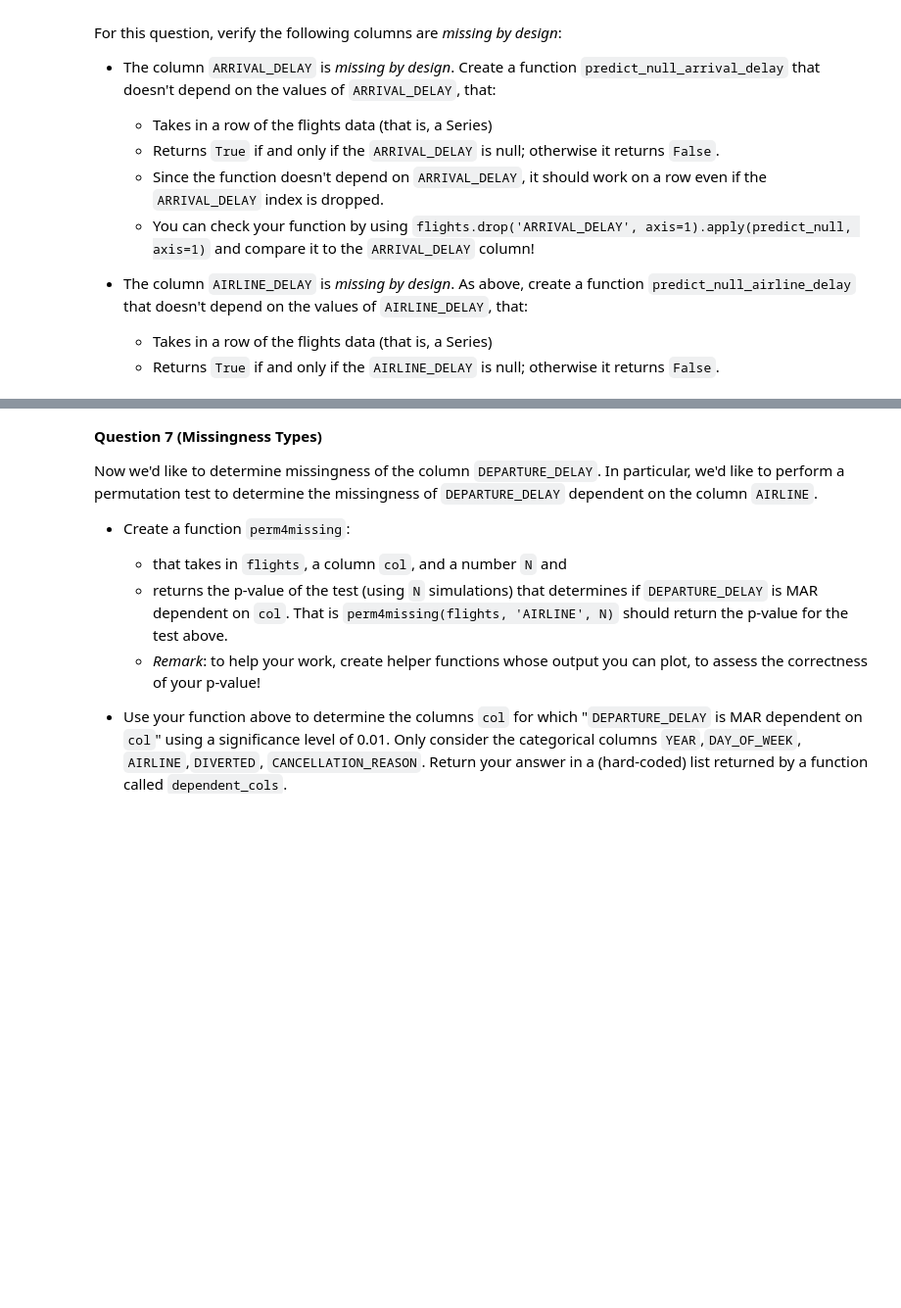
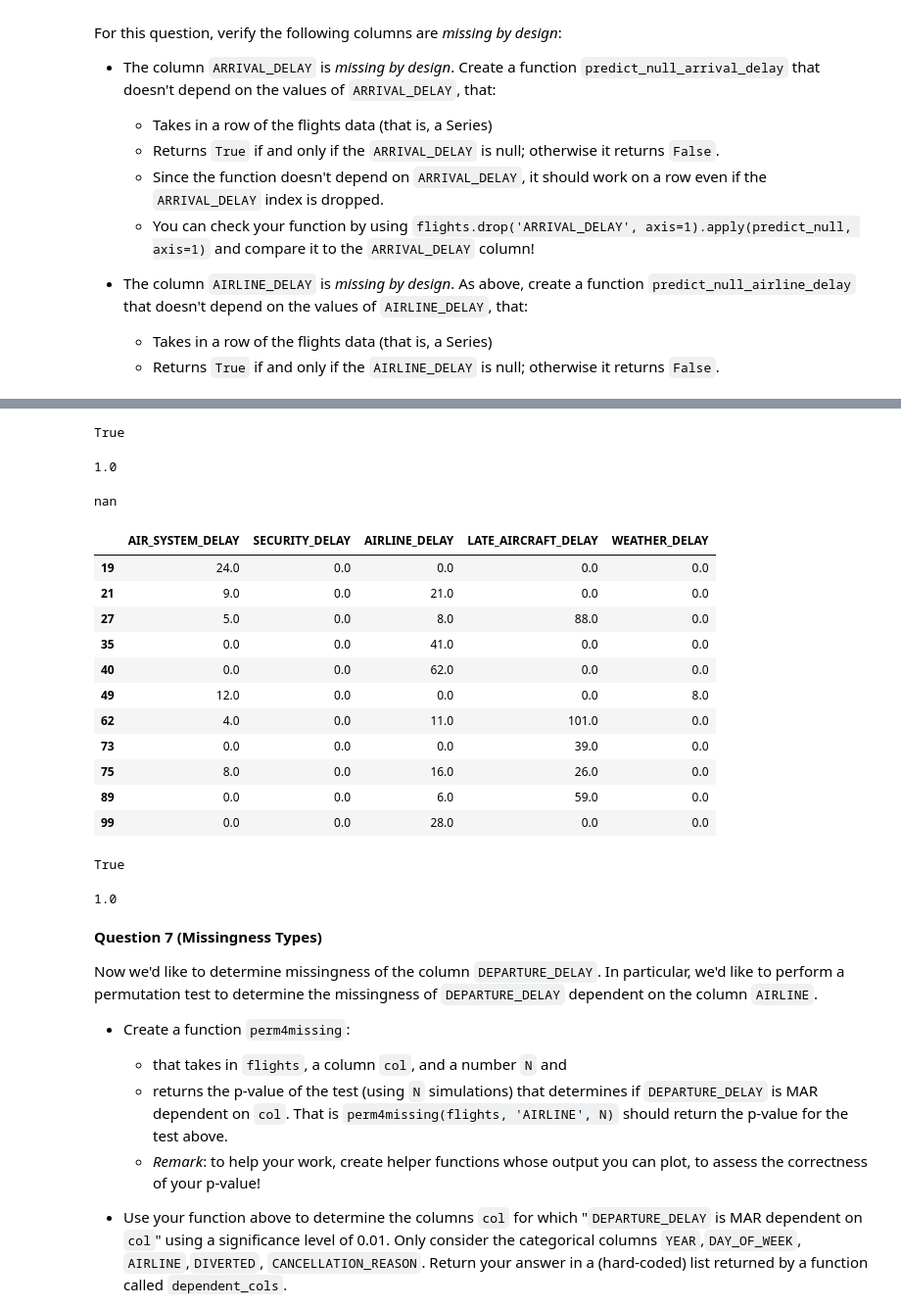
Before and after one commit to zhg061/dsc80-project-2, a Jupyter notebook: project02.ipynb, the cells around one changed output, grey strips where cells are left out. Shown: that part at 98% size. Saved outputs shown, nothing was run; the diff lists cells and outputs as text; code cells hidden in the pictures; blank space fills up the shorter version.

```diff
--- a/project02.ipynb
+++ b/project02.ipynb
@@ -581,0 +619,9 @@ For this question, verify the following columns are *missing by design*:
+# %%
+fp = os.path.join('data', 'to_from_san.csv')
+flights = pd.read_csv(fp, nrows=100)
+out = flights.drop('ARRIVAL_DELAY', axis=1).apply(proj.predict_null_arrival_delay, axis=1)
+print(set(out.unique()) - set([True, False]) == set())
+(out == flights['ARRIVAL_DELAY'].isnull()).mean()
+# %% [output]
+True
+1.0
@@ -582,3 +630,36 @@ For this question, verify the following columns are *missing by design*:
+# %%
+np.nan
+# %% [output]
+nan
+# %%
+q2 = flights[['AIR_SYSTEM_DELAY',
+'SECURITY_DELAY',
+'AIRLINE_DELAY',
+'LATE_AIRCRAFT_DELAY',
+'WEATHER_DELAY',]]
+q2.loc[pd.isnull(q2['AIRLINE_DELAY']) == False]
+# %% [output]
+|  | AIR_SYSTEM_DELAY | SECURITY_DELAY | AIRLINE_DELAY | LATE_AIRCRAFT_DELAY | WEATHER_DELAY |
+| 19 | 24.0 | 0.0 | 0.0 | 0.0 | 0.0 |
+| 21 | 9.0 | 0.0 | 21.0 | 0.0 | 0.0 |
+| 27 | 5.0 | 0.0 | 8.0 | 88.0 | 0.0 |
+| 35 | 0.0 | 0.0 | 41.0 | 0.0 | 0.0 |
+| 40 | 0.0 | 0.0 | 62.0 | 0.0 | 0.0 |
+| 49 | 12.0 | 0.0 | 0.0 | 0.0 | 8.0 |
+| 62 | 4.0 | 0.0 | 11.0 | 101.0 | 0.0 |
+| 73 | 0.0 | 0.0 | 0.0 | 39.0 | 0.0 |
+| 75 | 8.0 | 0.0 | 16.0 | 26.0 | 0.0 |
+| 89 | 0.0 | 0.0 | 6.0 | 59.0 | 0.0 |
+| 99 | 0.0 | 0.0 | 28.0 | 0.0 | 0.0 |
+# %%
+fp = os.path.join('data', 'to_from_san.csv')
+flights = pd.read_csv(fp, nrows=100)
+out = flights.drop('AIRLINE_DELAY', axis=1).apply(proj.predict_null_airline_delay, axis=1)
+print(set(out.unique()) - set([True, False]) == set())
+(out == flights['AIRLINE_DELAY'].isnull()).mean()
+# %% [output]
+True
+1.0
 # %% [markdown]
 **Question 7 (Missingness Types)**
 
```
Also changed, not shown: parts of 19 cells of this notebook, 1 other file.
